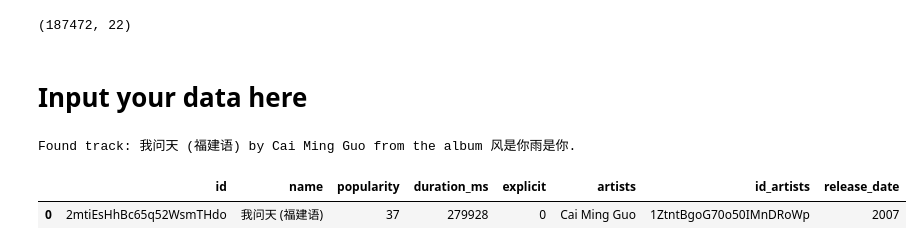
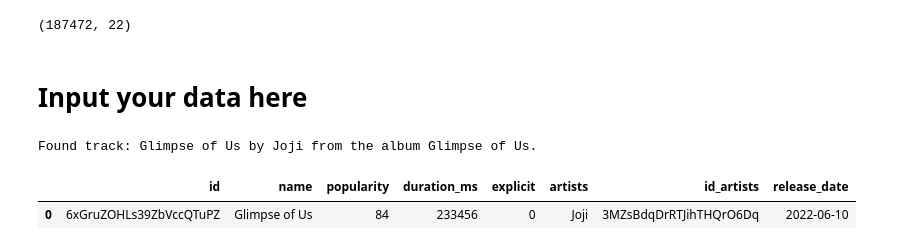
Before and after one commit to fishbrightwise/dap_artificial_dj, a Jupyter notebook: dap on them haters Recommender Model Testing.ipynb, the cells around one changed output. Drawn from its saved outputs; the diff is of its cells as text; code cells hidden in the pictures.

```diff
--- a/dap on them haters Recommender Model Testing.ipynb
+++ b/dap on them haters Recommender Model Testing.ipynb
@@ -120,34 +120,34 @@ print(df_removed.shape)
 # Input your data here
 # %%
 # Using Spotify API to search for a song's information based on input and adding the necessary information in a DataFrame.
-input = '我问天'
+input = 'Glimpse of us'
 
 def search_track(track_name):
     # Search for the track
     results = sp.search(q=track_name, type='track')
 
     # Check if the track exists
     if results['tracks']['total'] > 0:
         # Get the first track from the results
         track = results['tracks']['items'][0]
         explicit = int(track["explicit"] == True)
         print(f'Found track: {track["name"]} by {track["artists"][0]["name"]} from the album {track["album"]["name"]}.')
         track_dict = {"id": track["id"], "name": track["name"], "popularity": track["popularity"],
                       "duration_ms": track["duration_ms"], "explicit": explicit, "artists": track["artists"][0]["name"],
                       "id_artists": track["artists"][0]["id"], "release_date": track["album"]["release_date"]}
         return track_dict
     else:
         print('Track not found')
         return None
 
 # Creating a Single Row DataFrame for the input song.
 track_result = search_track(input)
 td = pd.DataFrame(track_result, index=[0])
 td
 # %% [output]
-Found track: 我问天 (福建语) by Cai Ming Guo from the album 风是你雨是你.
+Found track: Glimpse of Us by Joji from the album Glimpse of Us.
 |  | id | name | popularity | duration_ms | explicit | artists | id_artists | release_date |
-| 0 | 2mtiEsHhBc65q52WsmTHdo | 我问天 (福建语) | 37 | 279928 | 0 | Cai Ming Guo | 1ZtntBgoG70o50IMnDRoWp | 2007 |
+| 0 | 6xGruZOHLs39ZbVccQTuPZ | Glimpse of Us | 84 | 233456 | 0 | Joji | 3MZsBdqDrRTJihTHQrO6Dq | 2022-06-10 |
 # %%
 # Obtaining Feature Data from song based on its song_id from previous function and adding them to a DataFrame.
 def get_audio_features(track_result):
```
Also changed, not shown: parts of 11 cells of this notebook, 1 other file.
